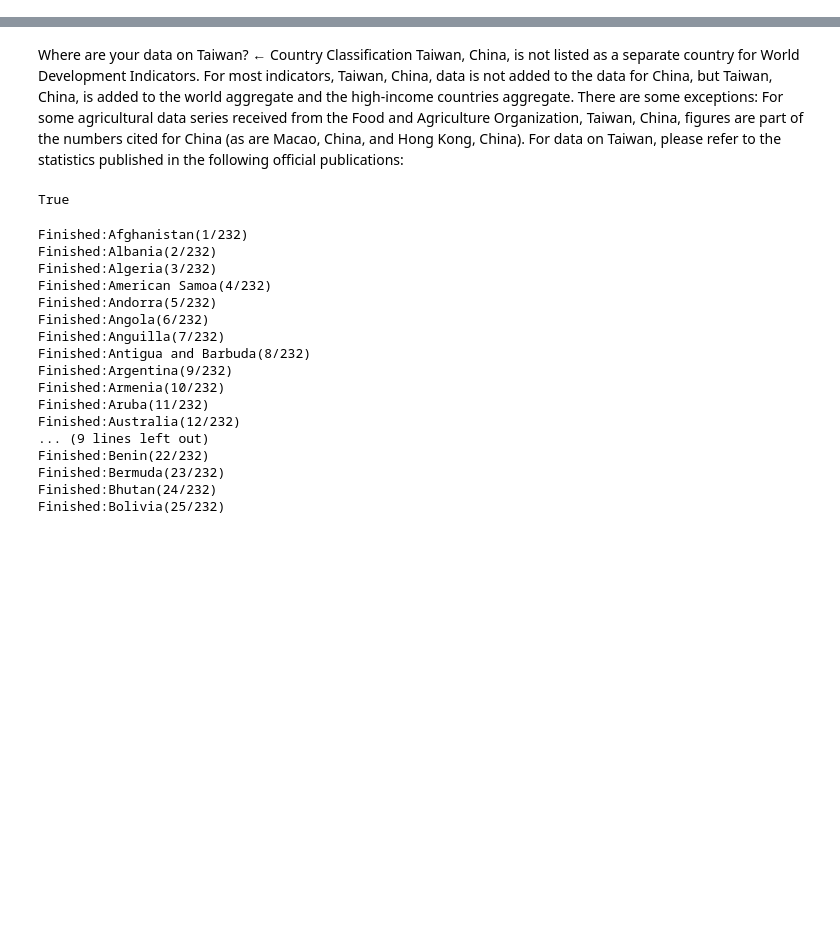
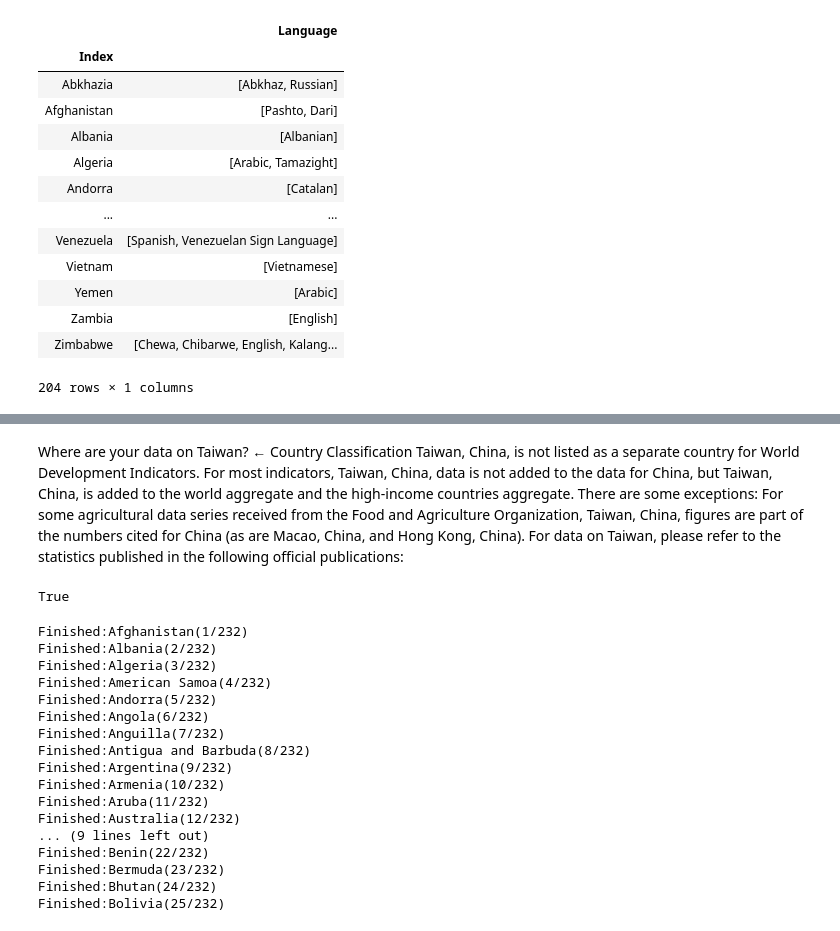
Before and after one commit to kargaranamir/World-Ontology, a Jupyter notebook: Data Collection/Merge/Merge.ipynb, the cells around one changed output, grey strips where cells are left out. Saved outputs shown, nothing was run; the diff lists cells and outputs as text; code cells hidden in the pictures; blank space fills up the shorter version.

```diff
--- a/Data Collection/Merge/Merge.ipynb
+++ b/Data Collection/Merge/Merge.ipynb
@@ -149,0 +213,40 @@ def hack_countries(a):
+# %%
+langs = []
+trs = lang_table.findAll('tr')
+counter = 1
+for tr in trs:
+    tds = tr.findAll('td')
+    col = 0
+    for td in tds:
+        if col == 0:
+            country = td.get_text()
+            country = clean_name(country)
+            country = clean_name(country)
+
+        elif col == 1:
+            typ = "Official"
+            lists_of_langs(td,col,typ,langs)
+        col += 1
+    counter += 1
+
+col_names = ['Index','Language','Type']
+langs_df = pd.DataFrame(langs, columns = col_names)
+langs_df.index = langs_df['Index']
+langs_df.drop(columns=['Index','Type'], inplace=True)
+langs_df.index = langs_df.index.map(hack_countries_map_wiki)
+langs_df
+# %% [output]
+|  | Language |
+| Index |  |
+| Abkhazia | [Abkhaz, Russian] |
+| Afghanistan | [Pashto, Dari] |
+| Albania | [Albanian] |
+| Algeria | [Arabic, Tamazight] |
+| Andorra | [Catalan] |
+| ... | ... |
+| Venezuela | [Spanish, Venezuelan Sign Language] |
+| Vietnam | [Vietnamese] |
+| Yemen | [Arabic] |
+| Zambia | [English] |
+| Zimbabwe | [Chewa, Chibarwe, English, Kalang... |
+204 rows × 1 columns
```
Also changed, not shown: parts of 16 cells of this notebook, 2 other files.
